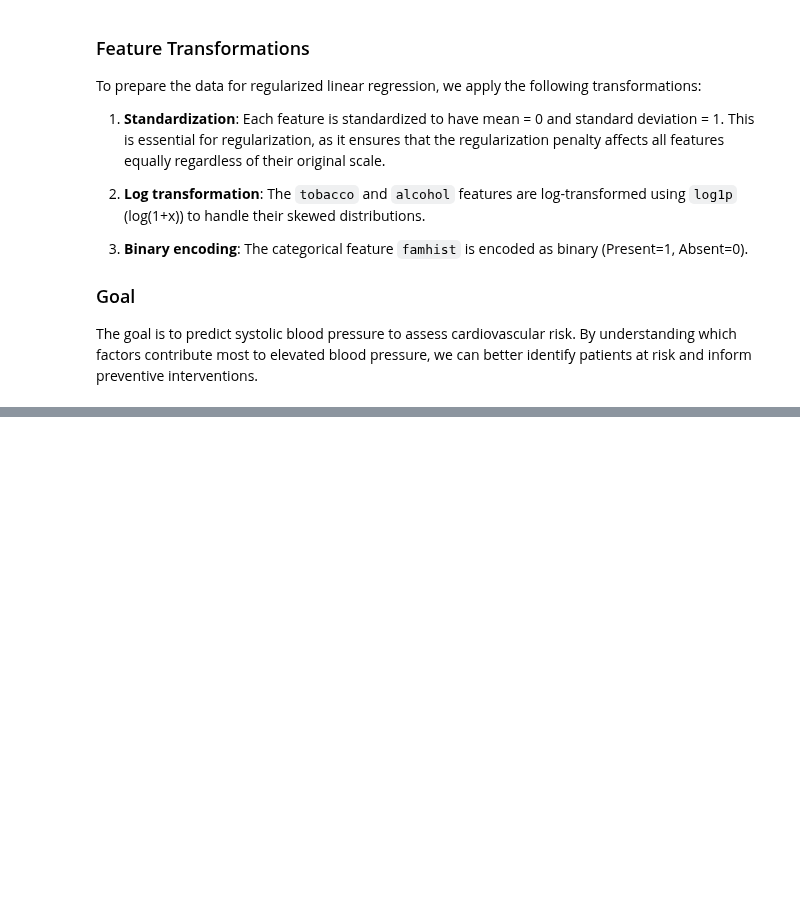
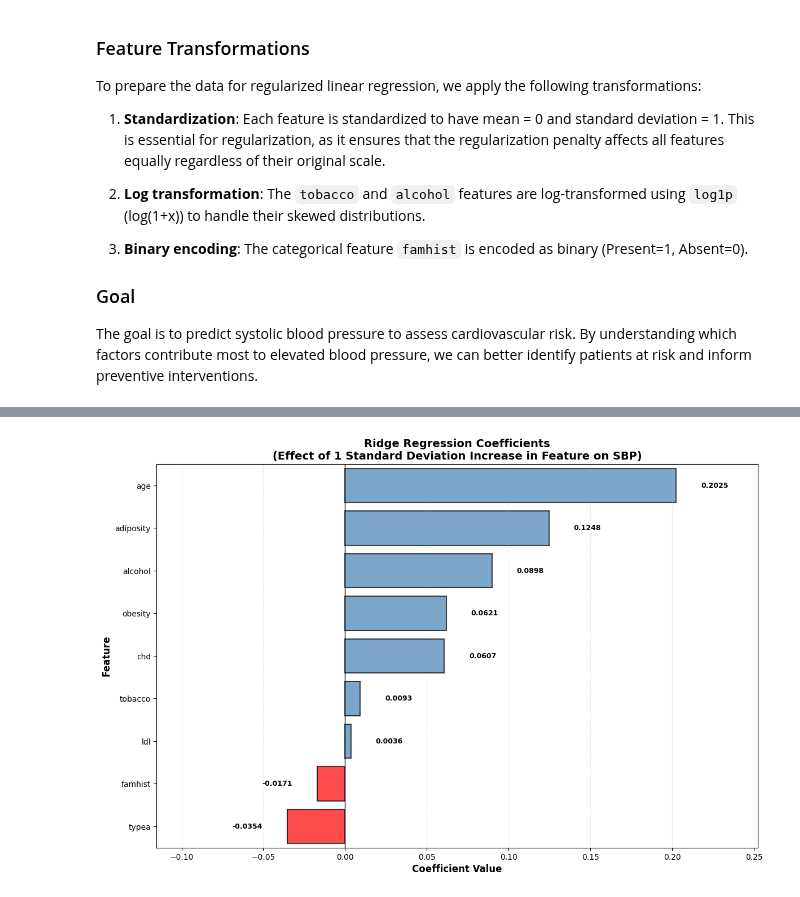
Before and after one commit to rifolio/dtu-projects-2025-autumn, a Jupyter notebook: machine-learning/project-2-parallel/regression-part-a.ipynb, the cells around one changed output, grey strips where cells are left out. Cells and saved outputs as stored; diff of their text form; code cells hidden in the pictures; blank space fills up the shorter version.

```diff
--- a/machine-learning/project-2-parallel/regression-part-a.ipynb
+++ b/machine-learning/project-2-parallel/regression-part-a.ipynb
@@ -81,0 +441,15 @@ df_heart_standarized.head()
+# %%
+# extract coefficients and intercept
+coefficients_all = final_model_all.coef_.flatten()
+intercept_all = final_model_all.intercept_
+
+# feature names
+feature_names = df_heart_standarized.drop(columns=['sbp']).columns.tolist()
+
+# coefficient DataFrame for all features
+coef_df = pd.DataFrame({
+    'Feature': feature_names,
+    'Coefficient': coefficients_all
+})
+
+coef_df
@@ -81,0 +467,4 @@ df_heart_standarized.head()
+# %%
+# sort by absolute coefficient value (importance)
+coef_df['Abs_Coefficient'] = np.abs(coef_df['Coefficient'])
+coef_df = coef_df.sort_values('Abs_Coefficient', ascending=False)
@@ -81,0 +533,42 @@ df_heart_standarized.head()
+# %%
+fig, ax = plt.subplots(figsize=(12, 8))
+
+# sorting
+coef_df_sorted = coef_df.sort_values('Coefficient', ascending=True)
+
+colors = ['red' if x < 0 else 'steelblue' for x in coef_df_sorted['Coefficient']]
+bars = ax.barh(coef_df_sorted['Feature'], coef_df_sorted['Coefficient'], color=colors, alpha=0.7, edgecolor='black', linewidth=1.5)
+
+# vertical line at zero
+ax.axvline(x=0, color='black', linestyle='-', linewidth=1)
+
+x_min = coef_df_sorted['Coefficient'].min()
+x_max = coef_df_sorted['Coefficient'].max()
+ax.set_xlim(left=x_min - 0.08, right=x_max + 0.05)
+
+# Adjust y-axis to add padding
+ax.set_ylim(-0.5, len(coef_df_sorted) - 0.5)
+
+ax.set_xlabel('Coefficient Value', fontsize=12, fontweight='bold')
+ax.set_ylabel('Feature', fontsize=12, fontweight='bold')
+ax.set_title('Ridge Regression Coefficients\n(Effect of 1 Standard Deviation Increase in Feature on SBP)',
+             fontsize=14, fontweight='bold')
+ax.grid(True, alpha=0.3, axis='x', linestyle='--')
+
+# Position coefficient value labels with better spacing and background
+for i, (idx, row) in enumerate(coef_df_sorted.iterrows()):
+    value = row['Coefficient']
+    # For negative values, place text further left; for positive, place further right
+    offset = 0.015 if value >= 0 else -0.015
+    ax.text(value + offset, i,
+            f'{value:.4f}',
+            va='center',
+            ha='left' if value >= 0 else 'right',
+            fontsize=9,
+            fontweight='bold',
+            bbox=dict(boxstyle='round,pad=0.3', facecolor='white', alpha=0.8, edgecolor='none'))
+
+plt.tight_layout(pad=1.0)
+plt.show()
+# %% [output]
+[figure, added]
```
Also changed, not shown: parts of 26 cells of this notebook, 1 other file.
